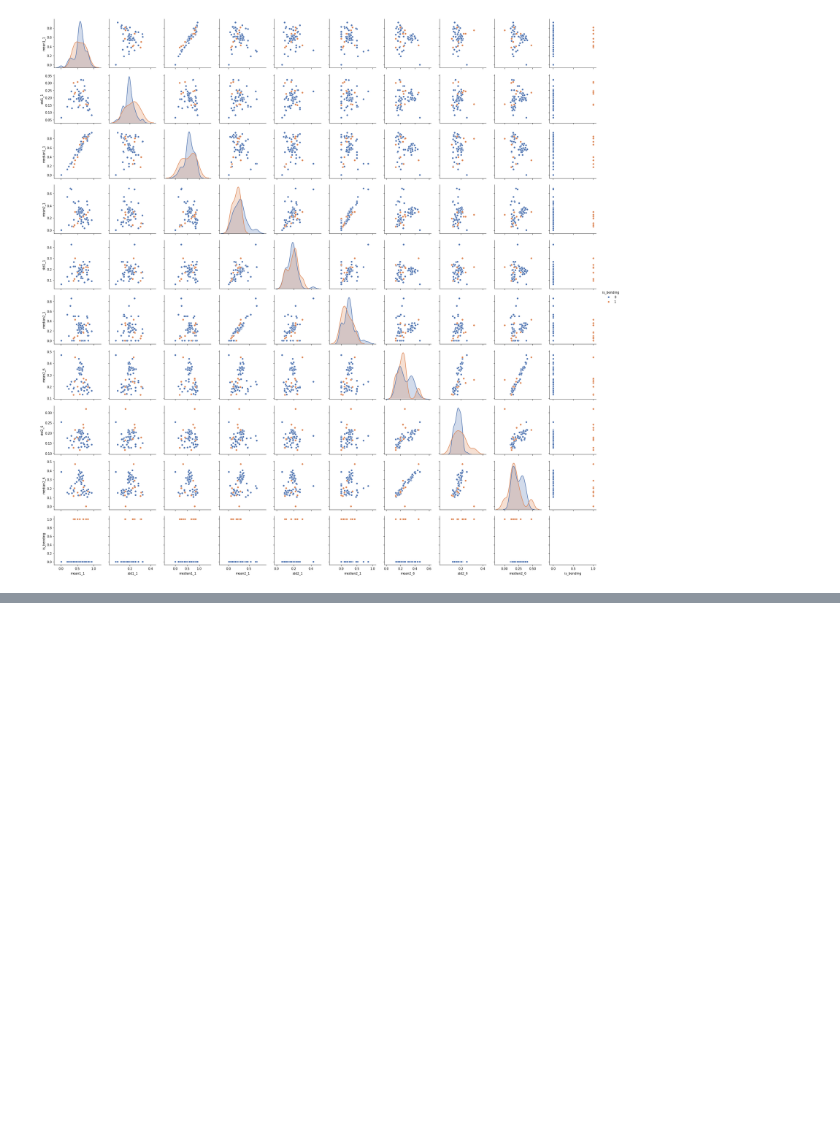
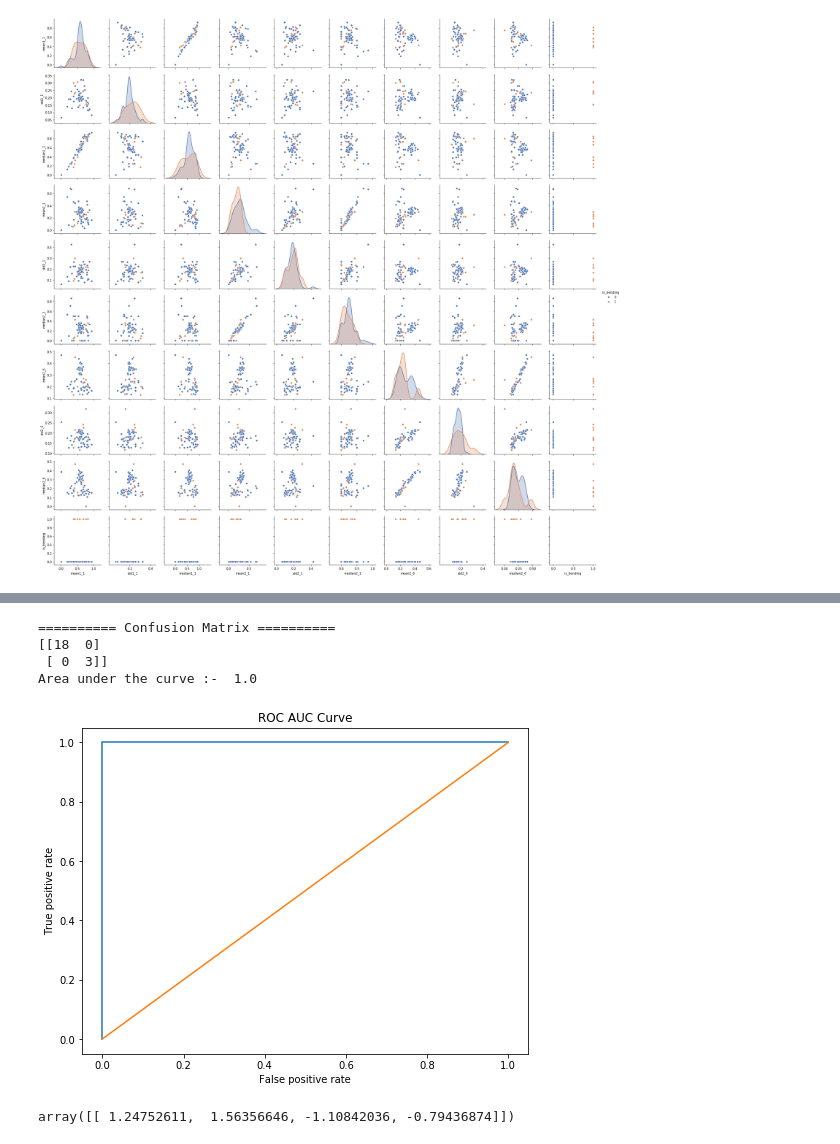
Before and after one commit to keerti-1997/INF552machine-learning-hw, a Jupyter notebook: Homework3/HW3 - Time Series Classification.ipynb, the cells around one changed output, grey strips where cells are left out. Cells and saved outputs as stored; diff of their text form; code cells hidden in the pictures; blank space fills up the shorter version.

Commit message:
Model with best (l,p) built

```diff
--- a/Homework3/HW3 - Time Series Classification.ipynb
+++ b/Homework3/HW3 - Time Series Classification.ipynb
@@ -343,0 +419,5 @@ Time_taken :-  2.5527735034624737  minutes
+# %%
+best_l = cross_val_scores.index(max(cross_val_scores))+1
+print("Best value of l :- ",best_l,"\nScore at l :- ",max(cross_val_scores))
+print("Number of features used in Recursive Feature Elimination :- ",num_optimal_features[best_l])
+print("Best (l,p) pair :- ",'('+str(best_l)+','+str(num_optimal_features[best_l])+')')
@@ -344,13 +431,16 @@ Time_taken :-  2.5527735034624737  minutes
 # %%
-# for m in models:
-#     # target variable
-#     m['is_bending'] = 0
-#     m.iloc[0:9]['is_bending'] = 1
-#     m.iloc[9:]['is_bending'] = 0
-#     features = m.iloc[:,0:(m.shape[1] - 1)]
-#     target = m.iloc[:,(m.shape[1] - 1)]
-#     print(m.shape, features.shape, target.shape)
+m = models_norm[best_l - 1]
+print(m.shape)
+m['is_bending'] = 0
+m.iloc[0:9]['is_bending'] = 1
+m.iloc[9:]['is_bending'] = 0
 
-#     logit_model = sm.Logit(target, features)
-#     result = logit_model.fit()
-# #     print(result.summary())
+features = m.iloc[:,0:(m.shape[1] - 1)]
+target = m.iloc[:,(m.shape[1] - 1)]
+
+new_features = features[optimal_features[best_l]]
+X_train, X_test, y_train, y_test = train_test_split(new_features, target, test_size = 0.3, random_state = 42)
+print(X_train.shape, X_test.shape, y_train.shape, y_test.shape)
+best_l_model = LogisticRegression(C = 100)
+best_l_model.fit(X_train, y_train)
+y_pred = best_l_model.predict(X_test)
@@ -403,0 +450,23 @@ LogisticRegression(C=1.0, class_weight=None, dual=False, fit_intercept=True,
+# %%
+confusion_matrix = metrics.confusion_matrix(y_test, y_pred)
+print("========== Confusion Matrix ==========")
+print(confusion_matrix)
+fpr, tpr, _ = metrics.roc_curve(y_test, y_pred)
+auc = metrics.roc_auc_score(y_test, y_pred)
+plt.figure(figsize=(8,6))
+plt.plot(fpr, tpr, label='ROC curve (area = %0.2f)' % auc)
+plt.plot([0,1],[0,1])
+plt.xlabel("False positive rate")
+plt.ylabel("True positive rate")
+plt.title("ROC AUC Curve")
+print("Area under the curve :- ",auc)
+# %% [output]
+========== Confusion Matrix ==========
+[[18  0]
+ [ 0  3]]
+Area under the curve :-  1.0
+[figure, added]
+# %%
+best_l_model.coef_
+# %% [output]
+array([[ 1.24752611,  1.56356646, -1.10842036, -0.79436874]])
```
Also changed, not shown: parts of 18 cells of this notebook.
